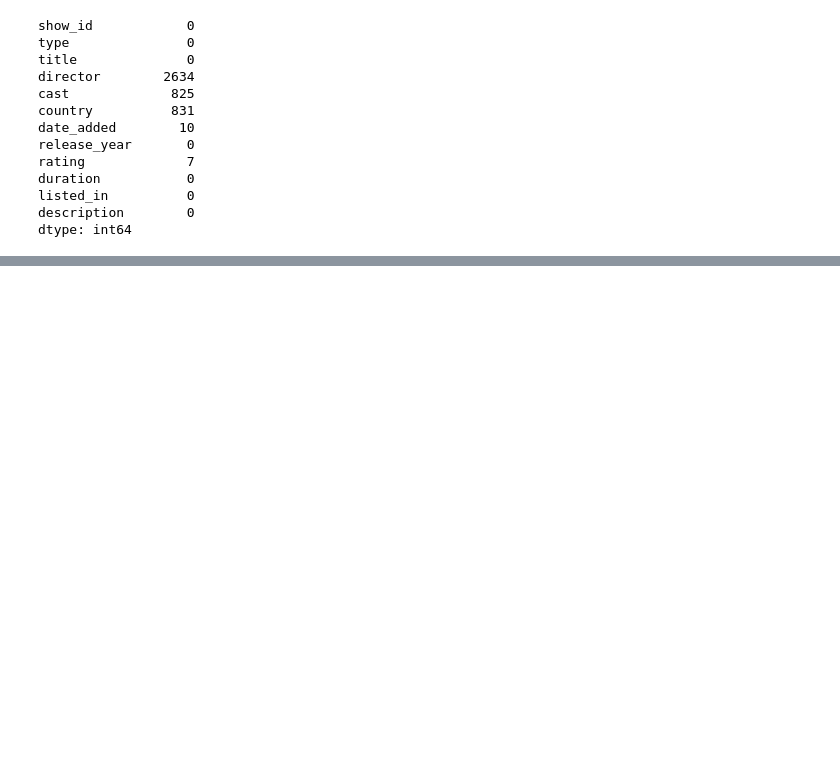
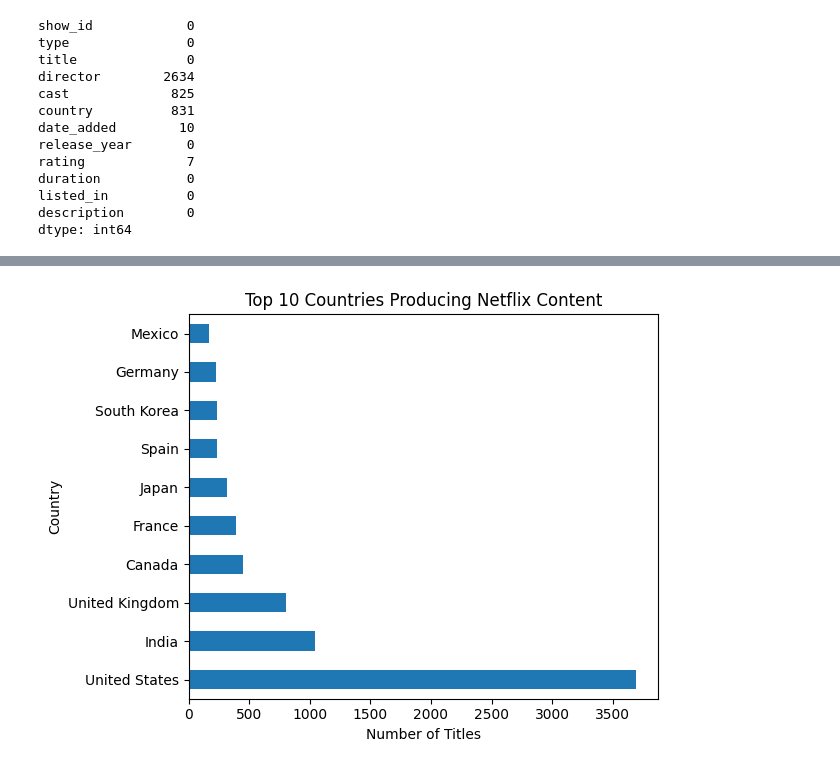
Before and after one commit to RashedTheDeveloper/AI-ML-Learning-Journey, a Jupyter notebook: 02_Data_Analysis_Projects/Netflix_Movies_Analysis/01_Netflix_Movies_Analysis.ipynb, the cells around one changed output, grey strips where cells are left out. Cells and saved outputs as stored; diff of their text form; code cells hidden in the pictures; blank space fills up the shorter version.

```diff
--- a/02_Data_Analysis_Projects/Netflix_Movies_Analysis/01_Netflix_Movies_Analysis.ipynb
+++ b/02_Data_Analysis_Projects/Netflix_Movies_Analysis/01_Netflix_Movies_Analysis.ipynb
@@ -520,0 +639,4 @@ dtype: int64
+# %%
+country_counts = df_countries['country'].value_counts()
+
+country_counts.head(10)
@@ -520,0 +656,4 @@ dtype: int64
+# %%
+real_country_counts = country_counts[country_counts.index != 'Unknown']
+
+real_country_counts.head(10)
@@ -520,0 +673,4 @@ dtype: int64
+# %%
+top10_countries = real_country_counts.head(10)
+
+top10_countries
@@ -520,0 +690,13 @@ dtype: int64
+# %%
+top10_countries.plot(kind='barh')
+
+plt.title('Top 10 Countries Producing Netflix Content')
+plt.xlabel('Number of Titles')
+plt.ylabel('Country')
+
+plt.tight_layout()
+plt.savefig('images/top10_real_countries.png')
+
+plt.show()
+# %% [output]
+[figure, added]
```
Also changed, not shown: parts of 17 cells of this notebook, 4 other files.
